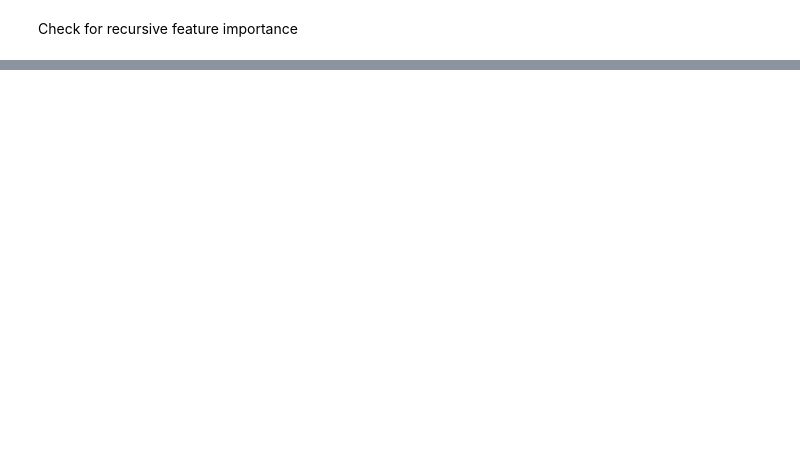
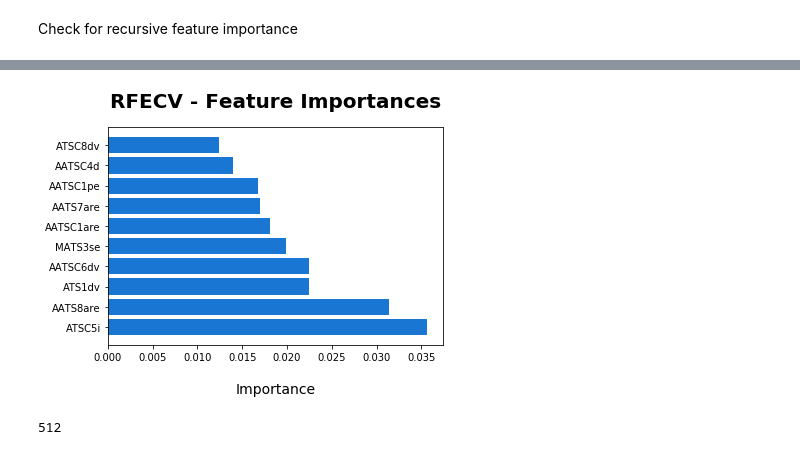
Before and after one commit to stevenkbennett/synthetic_accessibility_project, a Jupyter notebook: stages/stage1_synthetic_accessibility_model_training/create_image/feature_selection_moldred.ipynb, the cells around one changed output, grey strips where cells are left out. Cells and saved outputs as stored; diff of their text form; code cells hidden in the pictures; blank space fills up the shorter version.

```diff
--- a/stages/stage1_synthetic_accessibility_model_training/create_image/feature_selection_moldred.ipynb
+++ b/stages/stage1_synthetic_accessibility_model_training/create_image/feature_selection_moldred.ipynb
@@ -79,7 +97,7 @@ rfecv = RFECV(
     step=10,
     cv=splits(5),
     scoring='accuracy',
-    n_jobs=4,
+    n_jobs=8,
 )
 # %%
 rfecv.fit(X, y)
@@ -111,0 +131,16 @@ rfecv.n_features_
+# %%
+df = pd.DataFrame(list(features.columns[:512]))
+df['Importance'] = rfecv.estimator.feature_importances_
+df = df.sort_values(by='Importance', ascending=False)
+# %%
+plt.barh(y=df[0][:10], width=df['Importance'][:10], color='#1976D2')
+plt.title('RFECV - Feature Importances', fontsize=20, fontweight='bold', pad=20)
+plt.xlabel('Importance', fontsize=14, labelpad=20)
+plt.show()
+# %% [output]
+[figure, added]
+# %%
+len(features.columns[:512])
+len(rfecv.estimator.feature_importances_)
+# %% [output]
+512
```
Also changed, not shown: parts of 13 cells of this notebook, 19 other files.
